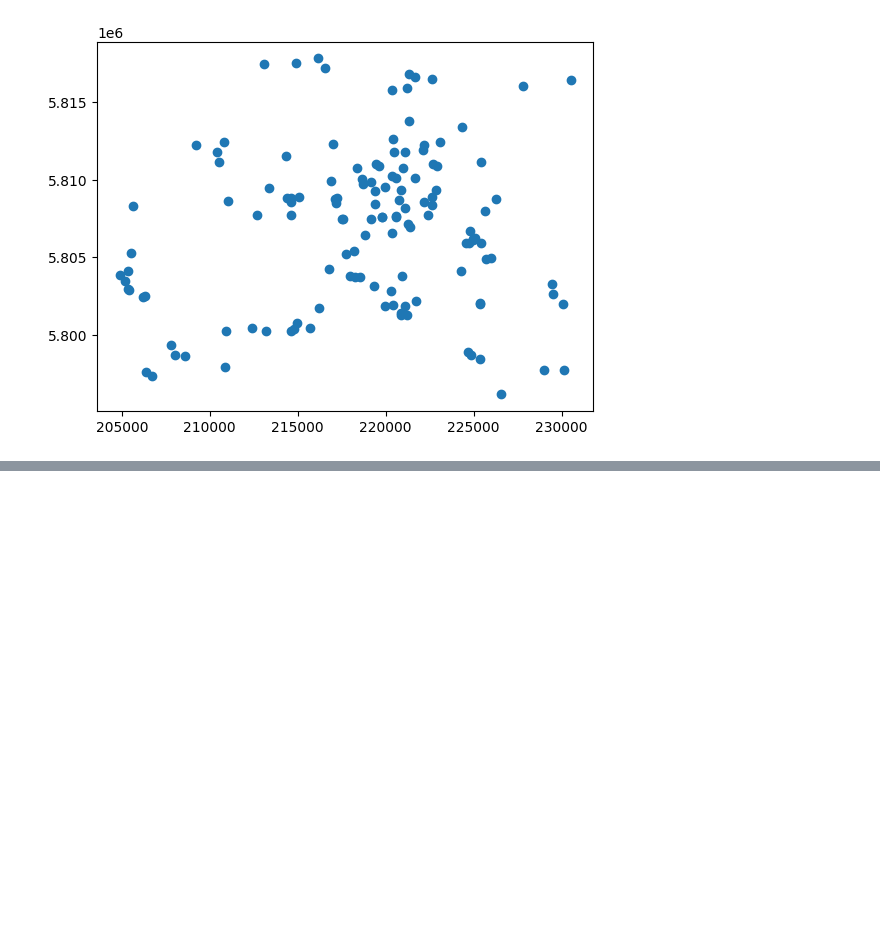
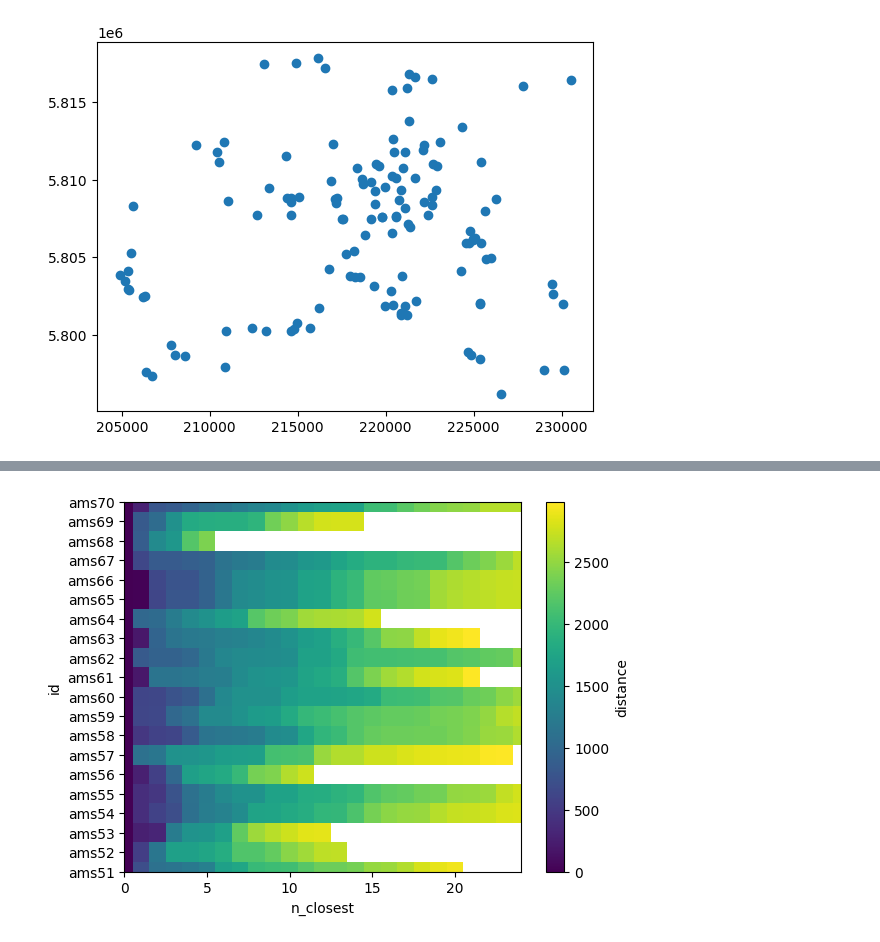
Before and after one commit to OpenSenseAction/poligrain, a Jupyter notebook: docs/notebooks/Calculate_distances.ipynb, the cells around one changed output, grey strips where cells are left out. Saved outputs shown, nothing was run; the diff lists cells and outputs as text; code cells hidden in the pictures; blank space fills up the shorter version.

```diff
--- a/docs/notebooks/Calculate_distances.ipynb
+++ b/docs/notebooks/Calculate_distances.ipynb
@@ -160,0 +136,7 @@ ax.plot(
+# %%
+closest_neigbors = plg.spatial.get_closest_points_to_point(
+    ds_points=ds_pws,
+    ds_points_neighbors=ds_pws,
+    max_distance=max_distance,
+    n_closest=25,
+)
@@ -160,0 +154,4 @@ ax.plot(
+# %%
+closest_neigbors.isel(id=slice(50, 70)).distance.plot();
+# %% [output]
+[figure, added]
```
Also changed, not shown: parts of 32 cells of this notebook, 3 other files.
